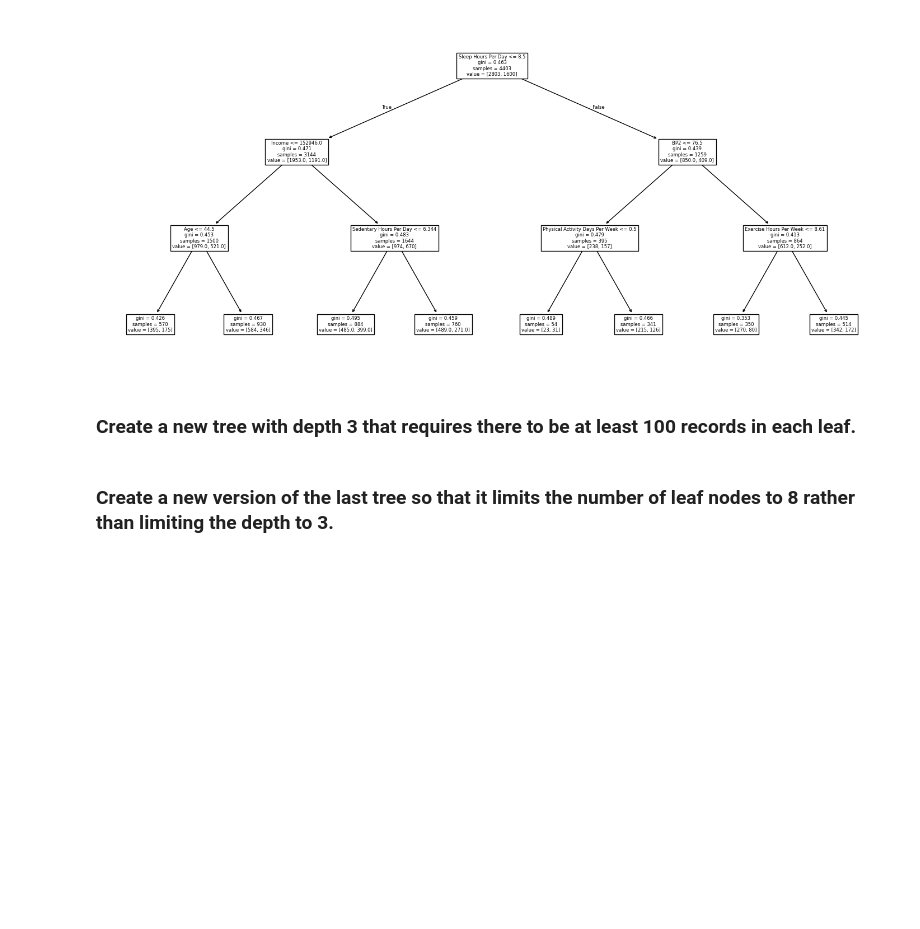
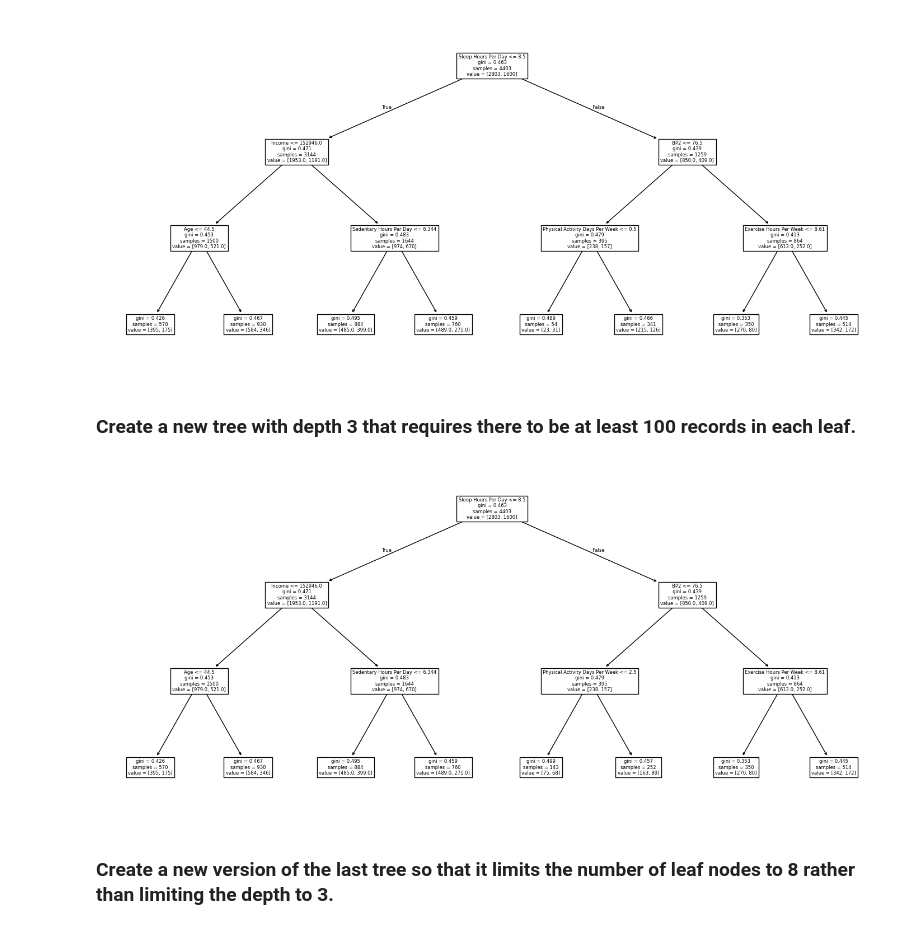
Before and after one commit to emileeharadon-gif/code_2600, a Jupyter notebook: mod08_rf.ipynb, the cells around one changed output. Saved outputs shown, nothing was run; the diff lists cells and outputs as text; code cells hidden in the pictures; blank space fills up the shorter version.

```diff
--- a/mod08_rf.ipynb
+++ b/mod08_rf.ipynb
@@ -166,12 +166,14 @@ plot_tree(tree3,
 # %% [markdown]
 ### Create a new tree with depth 3 that requires there to be at least 100 records in each leaf.
 # %%
-tree4 = #fillin
+tree4 = DTC(max_depth=3, min_samples_leaf=100).fit(X_train, y_train)
 
 ax = subplots(figsize=(18,8))[1]
 plot_tree(tree4,
           feature_names=feature_names,
           ax=ax);
+# %% [output]
+[figure, added]
 # %% [markdown]
 ### Create a new version of the last tree so that it limits the number of leaf nodes to 8 rather than limiting the depth to 3.
 # %%
```
Also changed, not shown: parts of 9 cells of this notebook.
